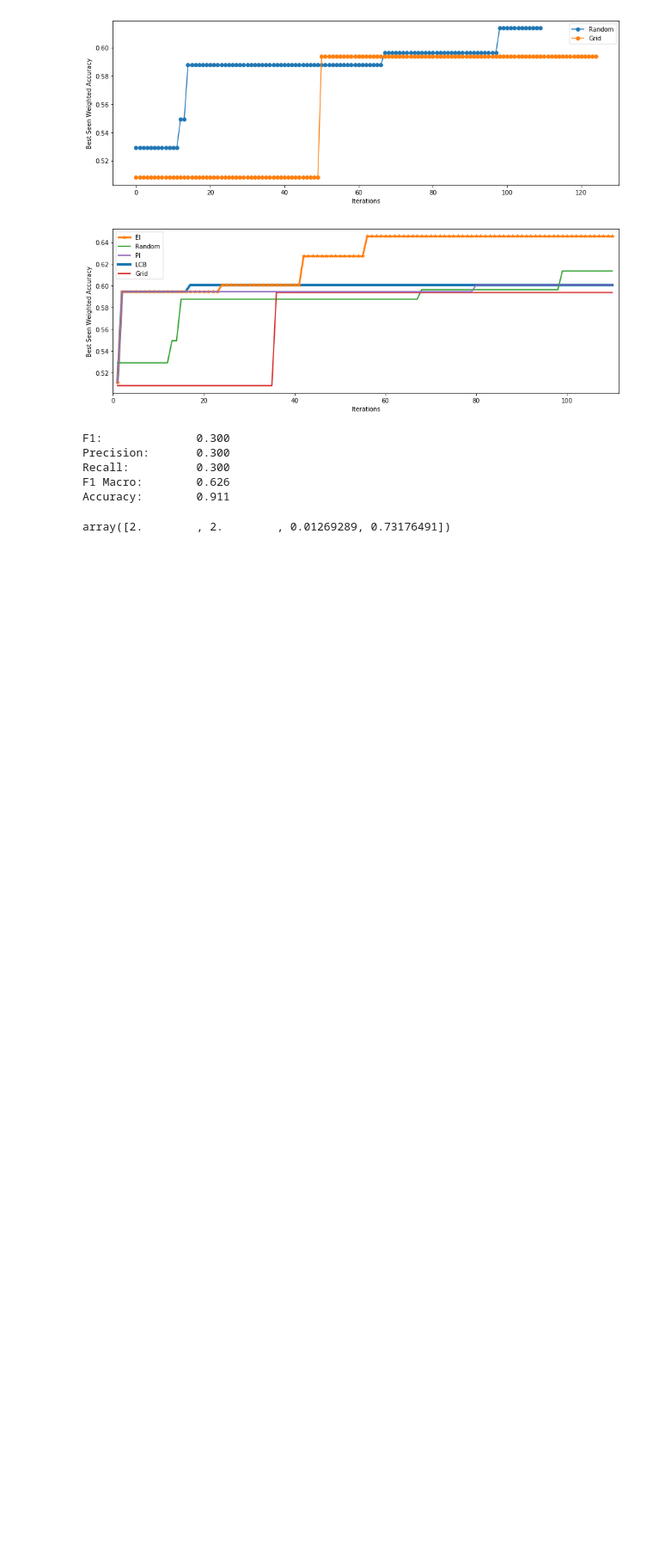
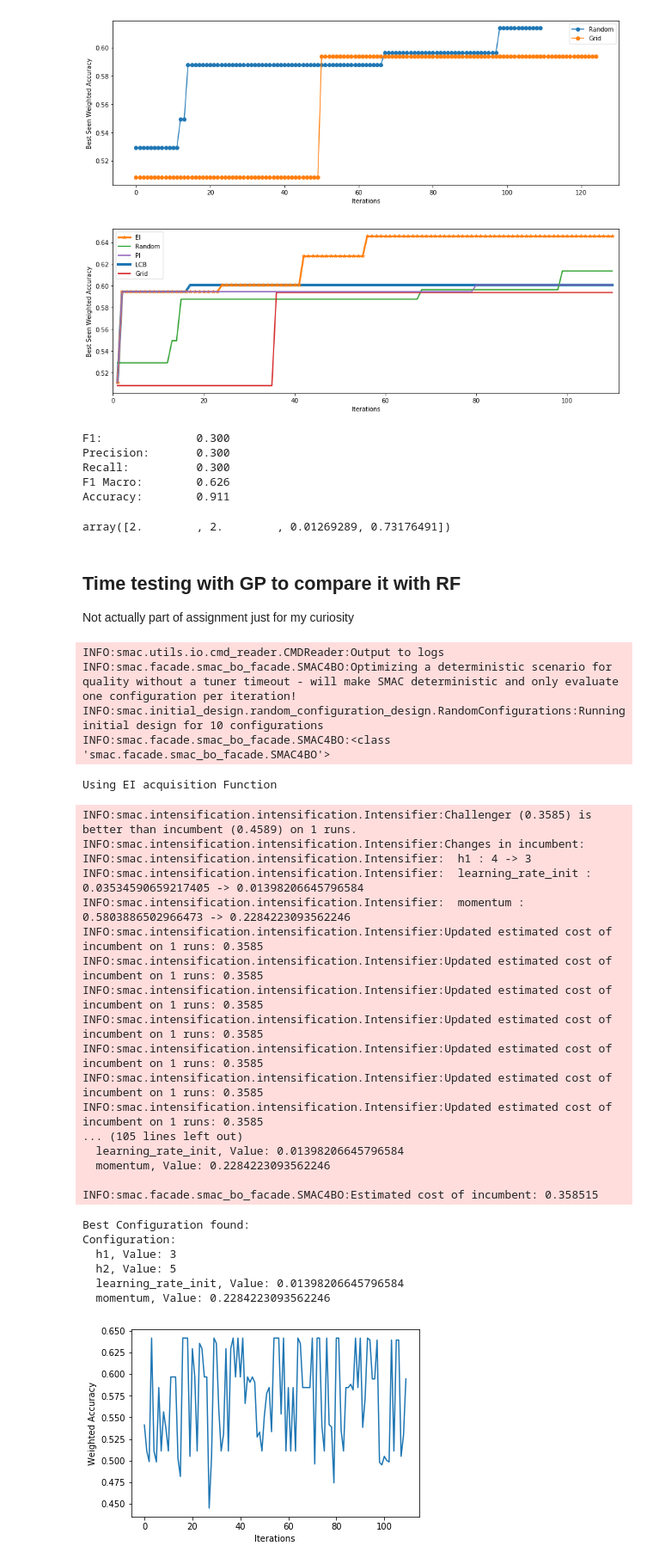
Before and after one commit to pkasela/SecondYear-Assignments, a Jupyter notebook: AML/Assignment5/Assignment5.ipynb, the cells around one changed output. Shown: that part at 86% size. Saved outputs shown, nothing was run; the diff lists cells and outputs as text; code cells hidden in the pictures; blank space fills up the shorter version.

```diff
--- a/AML/Assignment5/Assignment5.ipynb
+++ b/AML/Assignment5/Assignment5.ipynb
@@ -742,3 +738,46 @@ Accuracy:        0.911
 best_2
 # %% [output]
 array([2.        , 2.        , 0.01269289, 0.73176491])
+# %% [markdown]
+## Time testing with GP to compare it with RF
+Not actually part of assignment just for my curiosity
+# %%
+#Use gp and EI (since it was the best while using Random Forest Surrogate model)
+smac_gp_EI = optimizer('gp', cs, obj_function=MLP_score_2,
+                    acquisition_type='EI', n_iter=110,
+                    init_points=10, seed=BIG_SEED)
+#plot the value for each iteration done
+plt.plot(1 - smac_rf_EI.get_X_y()[1])
+plt.ylabel(label_metric)
+plt.xlabel('Iterations')
+plt.show()
+# %% [output]
+INFO:smac.utils.io.cmd_reader.CMDReader:Output to logs
+INFO:smac.facade.smac_bo_facade.SMAC4BO:Optimizing a deterministic scenario for quality without a tuner timeout - will make SMAC deterministic and only evaluate one configuration per iteration!
+INFO:smac.initial_design.random_configuration_design.RandomConfigurations:Running initial design for 10 configurations
+INFO:smac.facade.smac_bo_facade.SMAC4BO:<class 'smac.facade.smac_bo_facade.SMAC4BO'>
+Using EI acquisition Function
+INFO:smac.intensification.intensification.Intensifier:Challenger (0.3585) is better than incumbent (0.4589) on 1 runs.
+INFO:smac.intensification.intensification.Intensifier:Changes in incumbent:
+INFO:smac.intensification.intensification.Intensifier:  h1 : 4 -> 3
+INFO:smac.intensification.intensification.Intensifier:  learning_rate_init : 0.03534590659217405 -> 0.01398206645796584
+INFO:smac.intensification.intensification.Intensifier:  momentum : 0.5803886502966473 -> 0.2284223093562246
+INFO:smac.intensification.intensification.Intensifier:Updated estimated cost of incumbent on 1 runs: 0.3585
+INFO:smac.intensification.intensification.Intensifier:Updated estimated cost of incumbent on 1 runs: 0.3585
+INFO:smac.intensification.intensification.Intensifier:Updated estimated cost of incumbent on 1 runs: 0.3585
+INFO:smac.intensification.intensification.Intensifier:Updated estimated cost of incumbent on 1 runs: 0.3585
+INFO:smac.intensification.intensification.Intensifier:Updated estimated cost of incumbent on 1 runs: 0.3585
+INFO:smac.intensification.intensification.Intensifier:Updated estimated cost of incumbent on 1 runs: 0.3585
+INFO:smac.intensification.intensification.Intensifier:Updated estimated cost of incumbent on 1 runs: 0.3585
+... (105 lines left out)
+  learning_rate_init, Value: 0.01398206645796584
+  momentum, Value: 0.2284223093562246
+
+INFO:smac.facade.smac_bo_facade.SMAC4BO:Estimated cost of incumbent: 0.358515
+Best Configuration found:
+Configuration:
+  h1, Value: 3
+  h2, Value: 5
+  learning_rate_init, Value: 0.01398206645796584
+  momentum, Value: 0.2284223093562246
+[figure, added]
```
Also changed, not shown: parts of 8 cells of this notebook, 3 other files.
